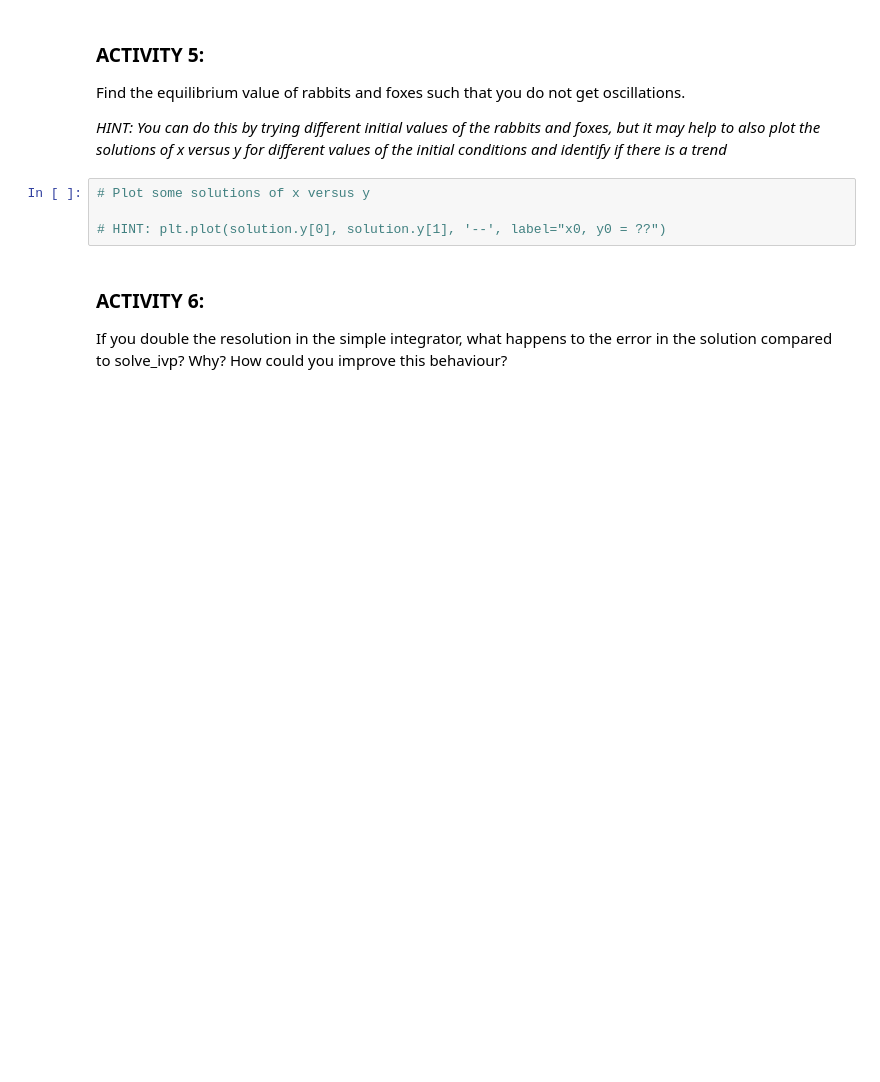
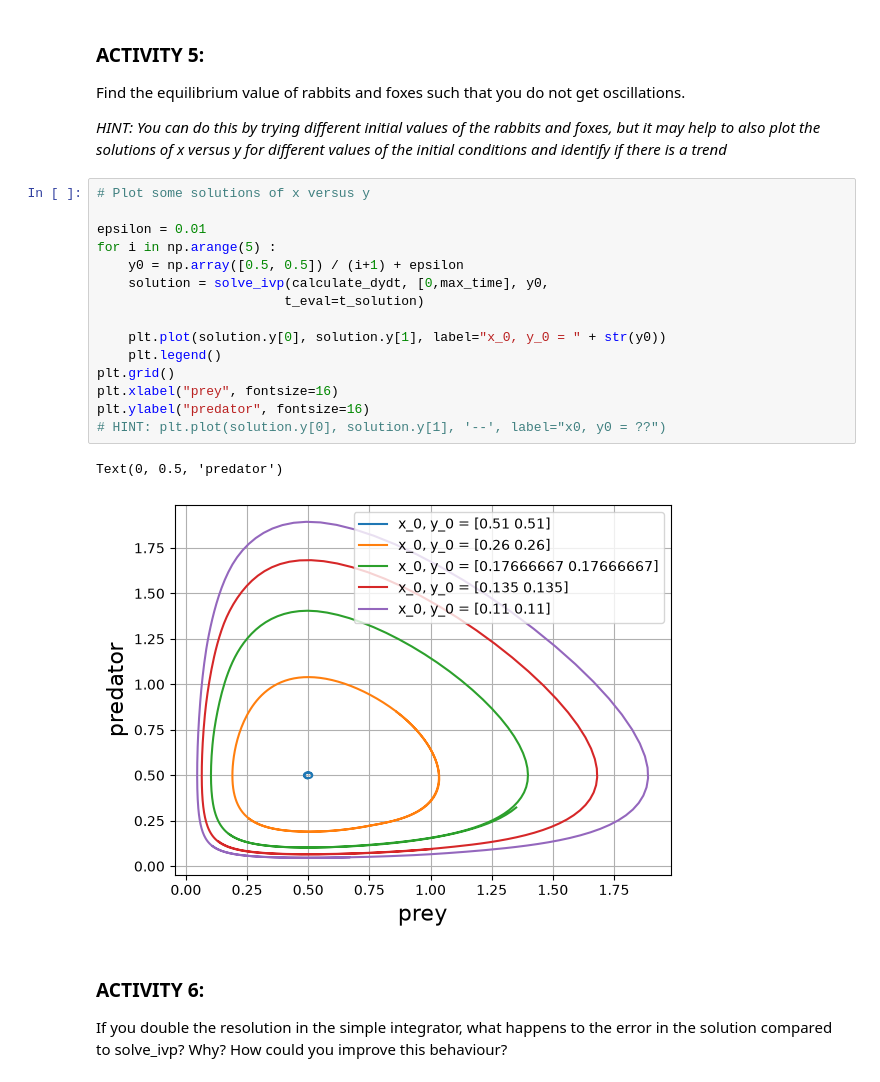
Before and after one commit to AJSUMMERS100/TopicsInSciComp, a Jupyter notebook: Notebooks/Week3_LabExercises.ipynb, the cells around one changed output. Drawn from its saved outputs; the diff is of its cells as text; blank space fills up the shorter version.

Commit message:
Activity 5 solved.

```diff
--- a/Notebooks/Week3_LabExercises.ipynb
+++ b/Notebooks/Week3_LabExercises.ipynb
@@ -333,7 +333,21 @@ _HINT: You can do this by trying different initial values of the rabbits and fox
 # %%
 # Plot some solutions of x versus y
 
+epsilon = 0.01
+for i in np.arange(5) :
+    y0 = np.array([0.5, 0.5]) / (i+1) + epsilon
+    solution = solve_ivp(calculate_dydt, [0,max_time], y0,
+                        t_eval=t_solution)
+
+    plt.plot(solution.y[0], solution.y[1], label="x_0, y_0 = " + str(y0))
+    plt.legend()
+plt.grid()
+plt.xlabel("prey", fontsize=16)
+plt.ylabel("predator", fontsize=16)
 # HINT: plt.plot(solution.y[0], solution.y[1], '--', label="x0, y0 = ??")
+# %% [output]
+Text(0, 0.5, 'predator')
+[figure, added]
 # %% [markdown]
 ### ACTIVITY 6:
 
```
